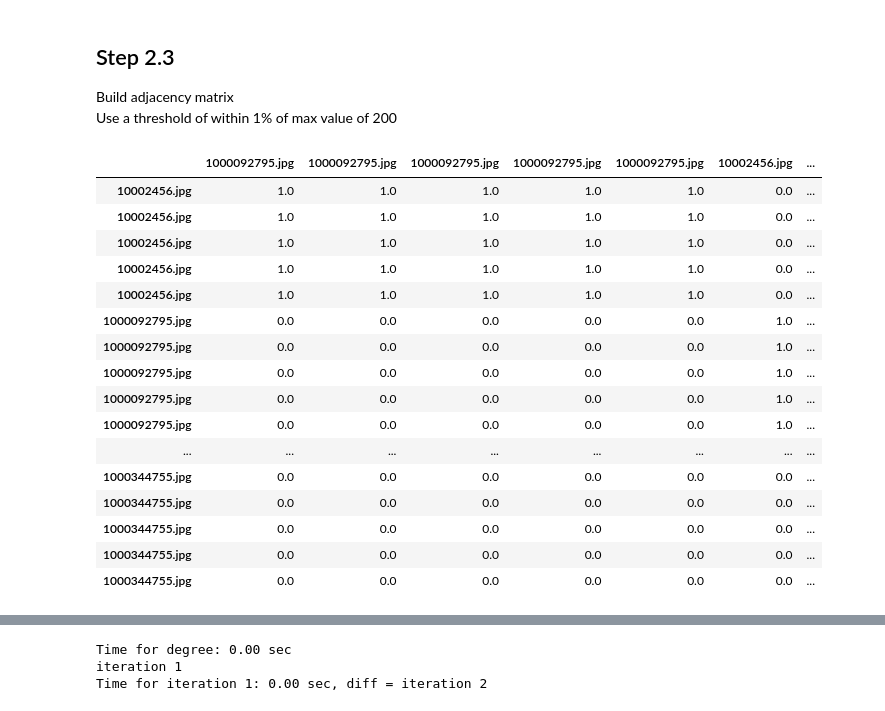
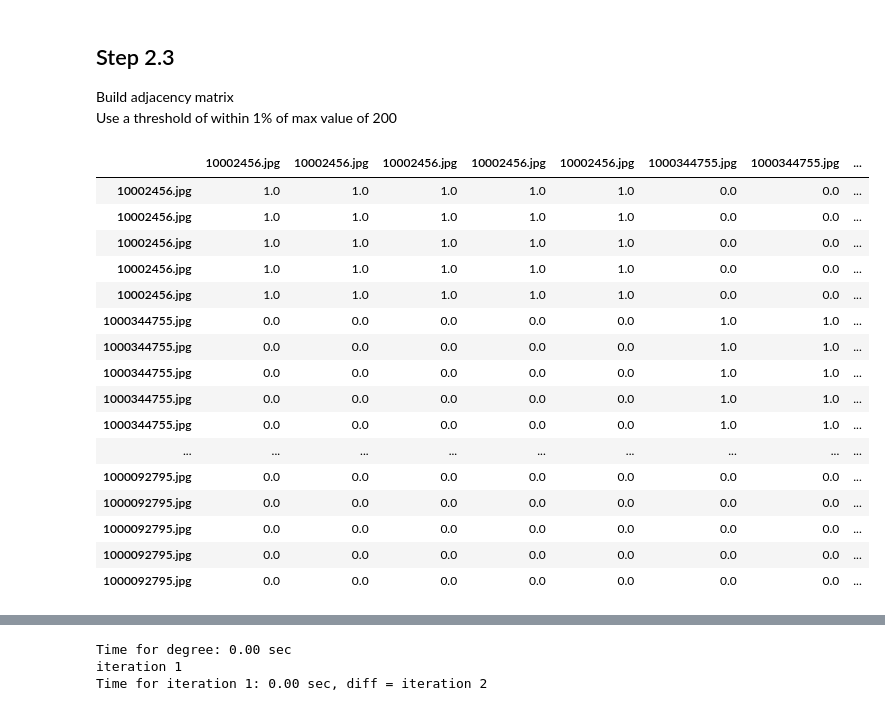
Before and after one commit to blake2703/image-text-retrieval, a Jupyter notebook: Unsupervised entity alignment for text-image retrieval.ipynb, the cells around one changed output, grey strips where cells are left out. Drawn from its saved outputs; the diff is of its cells as text; code cells hidden in the pictures.

Commit message:
randomized x and y

```diff
--- a/Unsupervised entity alignment for text-image retrieval.ipynb
+++ b/Unsupervised entity alignment for text-image retrieval.ipynb
@@ -426,7 +426,10 @@ graph_x
 import random
 
 
-def rearrange_dataframe1(df):
+def rearrange_dataframe(df):
+
+    random.seed(19)
+
     # Create a list of unique indices by appending a counter to duplicates
     original_indices = list(df.index)
     unique_indices = []
@@ -485,6 +488,4 @@ def rearrange_dataframe1(df):
     return final_df
 
 
-bello = rearrange_dataframe1(graph_x)
-
-bello
+graph_x_zero = rearrange_dataframe(graph_x)
@@ -517,6 +500,4 @@ def update_df_with_graph_x(df, graph_x):
                 df.at[row_label, col_label] = graph_x.at[row_label, col_label]
     return df
 
-graph_x_random = update_df_with_graph_x(bello, graph_x)
-
-graph_x_random
+graph_x_random = update_df_with_graph_x(graph_x_zero, graph_x)
@@ -590,4 +553,7 @@ graph_y.sample(2)
 | 1000344755.jpg | 200.000048 | 147.071195 | 147.071195 | 147.071195 | 147.071195 | 147.071195 | ... |
+# %%
+graph_y_zero = rearrange_dataframe(graph_y)
+graph_y_random = update_df_with_graph_x(graph_y_zero, graph_y)
 # %%
 import pandas as pd
 
@@ -614,30 +580,30 @@ Build adjacency matrix
 <br>
 Use a threshold of within 1% of max value of 200
 # %%
-A1 = pd.DataFrame(np.zeros((len(graph_x_random), len(graph_y))), index=graph_x_random.index, columns=graph_y.index)
+A1 = pd.DataFrame(np.zeros((len(graph_x_random), len(graph_y_random))), index=graph_x_random.index, columns=graph_y_random.index)
 
 for x_index, (x_row_index, x_row) in enumerate(graph_x_random.iterrows()):
     largest_indices = np.argsort(x_row)[-5:]
     A1.iloc[x_index, largest_indices] = 1
 
 A1
 # %% [output]
-|  | 1000092795.jpg | 1000092795.jpg | 1000092795.jpg | 1000092795.jpg | 1000092795.jpg | 10002456.jpg | ... |
-| 10002456.jpg | 1.0 | 1.0 | 1.0 | 1.0 | 1.0 | 0.0 | ... |
-| 10002456.jpg | 1.0 | 1.0 | 1.0 | 1.0 | 1.0 | 0.0 | ... |
-| 10002456.jpg | 1.0 | 1.0 | 1.0 | 1.0 | 1.0 | 0.0 | ... |
-| 10002456.jpg | 1.0 | 1.0 | 1.0 | 1.0 | 1.0 | 0.0 | ... |
-| 10002456.jpg | 1.0 | 1.0 | 1.0 | 1.0 | 1.0 | 0.0 | ... |
-| 1000092795.jpg | 0.0 | 0.0 | 0.0 | 0.0 | 0.0 | 1.0 | ... |
-| 1000092795.jpg | 0.0 | 0.0 | 0.0 | 0.0 | 0.0 | 1.0 | ... |
-| 1000092795.jpg | 0.0 | 0.0 | 0.0 | 0.0 | 0.0 | 1.0 | ... |
-| 1000092795.jpg | 0.0 | 0.0 | 0.0 | 0.0 | 0.0 | 1.0 | ... |
-| 1000092795.jpg | 0.0 | 0.0 | 0.0 | 0.0 | 0.0 | 1.0 | ... |
-| ... | ... | ... | ... | ... | ... | ... | ... |
-| 1000344755.jpg | 0.0 | 0.0 | 0.0 | 0.0 | 0.0 | 0.0 | ... |
-| 1000344755.jpg | 0.0 | 0.0 | 0.0 | 0.0 | 0.0 | 0.0 | ... |
-| 1000344755.jpg | 0.0 | 0.0 | 0.0 | 0.0 | 0.0 | 0.0 | ... |
-| 1000344755.jpg | 0.0 | 0.0 | 0.0 | 0.0 | 0.0 | 0.0 | ... |
-| 1000344755.jpg | 0.0 | 0.0 | 0.0 | 0.0 | 0.0 | 0.0 | ... |
+|  | 10002456.jpg | 10002456.jpg | 10002456.jpg | 10002456.jpg | 10002456.jpg | 1000344755.jpg | 1000344755.jpg | ... |
+| 10002456.jpg | 1.0 | 1.0 | 1.0 | 1.0 | 1.0 | 0.0 | 0.0 | ... |
+| 10002456.jpg | 1.0 | 1.0 | 1.0 | 1.0 | 1.0 | 0.0 | 0.0 | ... |
+| 10002456.jpg | 1.0 | 1.0 | 1.0 | 1.0 | 1.0 | 0.0 | 0.0 | ... |
+| 10002456.jpg | 1.0 | 1.0 | 1.0 | 1.0 | 1.0 | 0.0 | 0.0 | ... |
+| 10002456.jpg | 1.0 | 1.0 | 1.0 | 1.0 | 1.0 | 0.0 | 0.0 | ... |
+| 1000344755.jpg | 0.0 | 0.0 | 0.0 | 0.0 | 0.0 | 1.0 | 1.0 | ... |
+| 1000344755.jpg | 0.0 | 0.0 | 0.0 | 0.0 | 0.0 | 1.0 | 1.0 | ... |
+| 1000344755.jpg | 0.0 | 0.0 | 0.0 | 0.0 | 0.0 | 1.0 | 1.0 | ... |
+| 1000344755.jpg | 0.0 | 0.0 | 0.0 | 0.0 | 0.0 | 1.0 | 1.0 | ... |
+| 1000344755.jpg | 0.0 | 0.0 | 0.0 | 0.0 | 0.0 | 1.0 | 1.0 | ... |
+| ... | ... | ... | ... | ... | ... | ... | ... | ... |
+| 1000092795.jpg | 0.0 | 0.0 | 0.0 | 0.0 | 0.0 | 0.0 | 0.0 | ... |
+| 1000092795.jpg | 0.0 | 0.0 | 0.0 | 0.0 | 0.0 | 0.0 | 0.0 | ... |
+| 1000092795.jpg | 0.0 | 0.0 | 0.0 | 0.0 | 0.0 | 0.0 | 0.0 | ... |
+| 1000092795.jpg | 0.0 | 0.0 | 0.0 | 0.0 | 0.0 | 0.0 | 0.0 | ... |
+| 1000092795.jpg | 0.0 | 0.0 | 0.0 | 0.0 | 0.0 | 0.0 | 0.0 | ... |
 # %%
 
```
Also changed, not shown: parts of 13 cells of this notebook.
